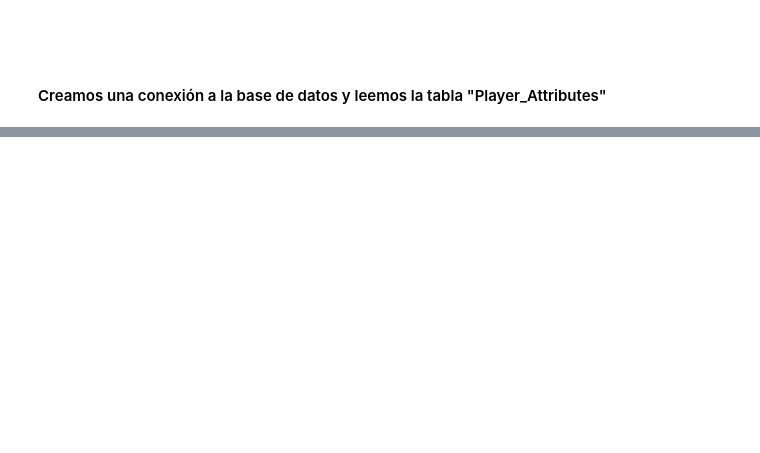
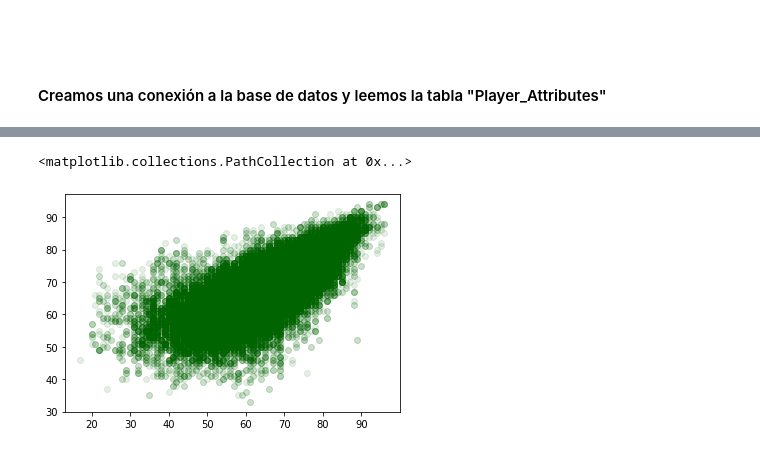
Before and after one commit to NeoTRAN001/MasterMachineLearning, a Jupyter notebook: 2-Use_Scikit-learn.ipynb, the cells around one changed output, grey strips where cells are left out. Drawn from its saved outputs; the diff is of its cells as text; code cells hidden in the pictures; blank space fills up the shorter version.

```diff
--- a/2-Use_Scikit-learn.ipynb
+++ b/2-Use_Scikit-learn.ipynb
@@ -25,0 +67,10 @@ df = pd.read_sql_query('SELECT * FROM Player_Attributes',cnx)
+# %%
+features = [
+       'potential', 'crossing', 'finishing', 'heading_accuracy',
+       'short_passing', 'volleys', 'dribbling', 'curve', 'free_kick_accuracy',
+       'long_passing', 'ball_control', 'acceleration', 'sprint_speed',
+       'agility', 'reactions', 'balance', 'shot_power', 'jumping', 'stamina',
+       'strength', 'long_shots', 'aggression', 'interceptions', 'positioning',
+       'vision', 'penalties', 'marking', 'standing_tackle', 'sliding_tackle',
+       'gk_diving', 'gk_handling', 'gk_kicking', 'gk_positioning',
+       'gk_reflexes']
@@ -25,0 +79,2 @@ df = pd.read_sql_query('SELECT * FROM Player_Attributes',cnx)
+# %%
+target = ['overall_rating']
@@ -25,0 +83,2 @@ df = pd.read_sql_query('SELECT * FROM Player_Attributes',cnx)
+# %%
+df = df.dropna() # Eliminar filas con valores vacios
@@ -25,0 +87,3 @@ df = pd.read_sql_query('SELECT * FROM Player_Attributes',cnx)
+# %%
+X = df[features]
+y = df[target]
@@ -33,0 +131,5 @@ df.columns()
+# %%
+plt.scatter(X['reactions'], y, color='darkgreen', label='Data', alpha=.1)
+# %% [output]
+<matplotlib.collections.PathCollection at 0x...>
+[figure, added]
```
Also changed, not shown: parts of 18 cells of this notebook.
